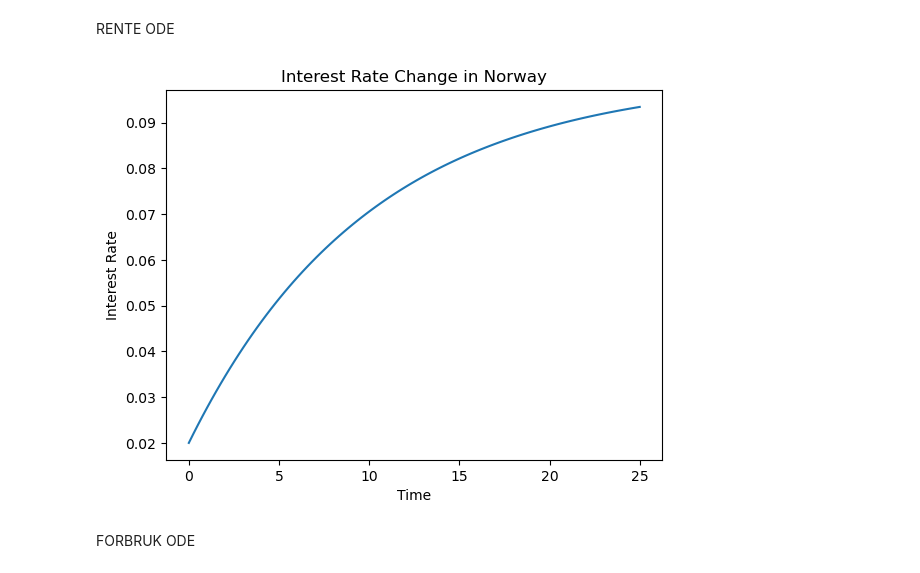
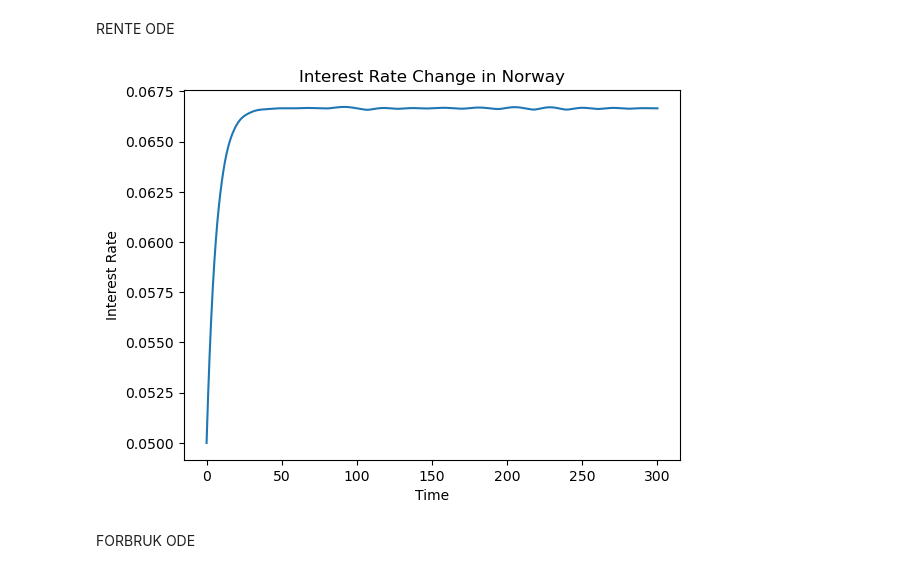
Before and after one commit to 591118/ProsjektADAH2023, a Jupyter notebook: prosjekt501.ipynb, the cells around one changed output. Drawn from its saved outputs; the diff is of its cells as text; code cells hidden in the pictures.

```diff
--- a/prosjekt501.ipynb
+++ b/prosjekt501.ipynb
@@ -738,33 +738,33 @@ RENTE ODE
 # %%
 import numpy as np
 from scipy.integrate import solve_ivp
 import matplotlib.pyplot as plt
 
 # Define the ODE function
 def interest_rate_ode(t, r, k, b):
     drdt = -k * r + b
     return drdt
 
 # Set initial conditions
-initial_interest_rate = 0.02  # initial interest rate
-decay_constant = 0.1  # decay constant
+initial_interest_rate = 0.05  # initial interest rate
+decay_constant = 0.15  # decay constant
 external_influence = 0.01  # external influence
 
 # Set time points for the solution
-t_span = (0, 25)  # solve from t=0 to t=10
-t_eval = np.linspace(t_span[0], t_span[1], 100)
+t_span = (0, 25*12)  # solve from t=0 to t=10
+t_eval = np.linspace(t_span[0], t_span[1], 10000)
 
 # Solve the ODE
 solution = solve_ivp(interest_rate_ode, t_span, [initial_interest_rate], args=(decay_constant, external_influence), t_eval=t_eval)
 
 # Plot the results
 plt.plot(solution.t, solution.y[0])
 plt.title('Interest Rate Change in Norway')
 plt.xlabel('Time')
 plt.ylabel('Interest Rate')
 plt.show()
 # %% [output]
-[figure, old version]
+[figure, new version]
 # %% [markdown]
 FORBRUK ODE
 # %%
```
Also changed, not shown: parts of 1 cell of this notebook.
